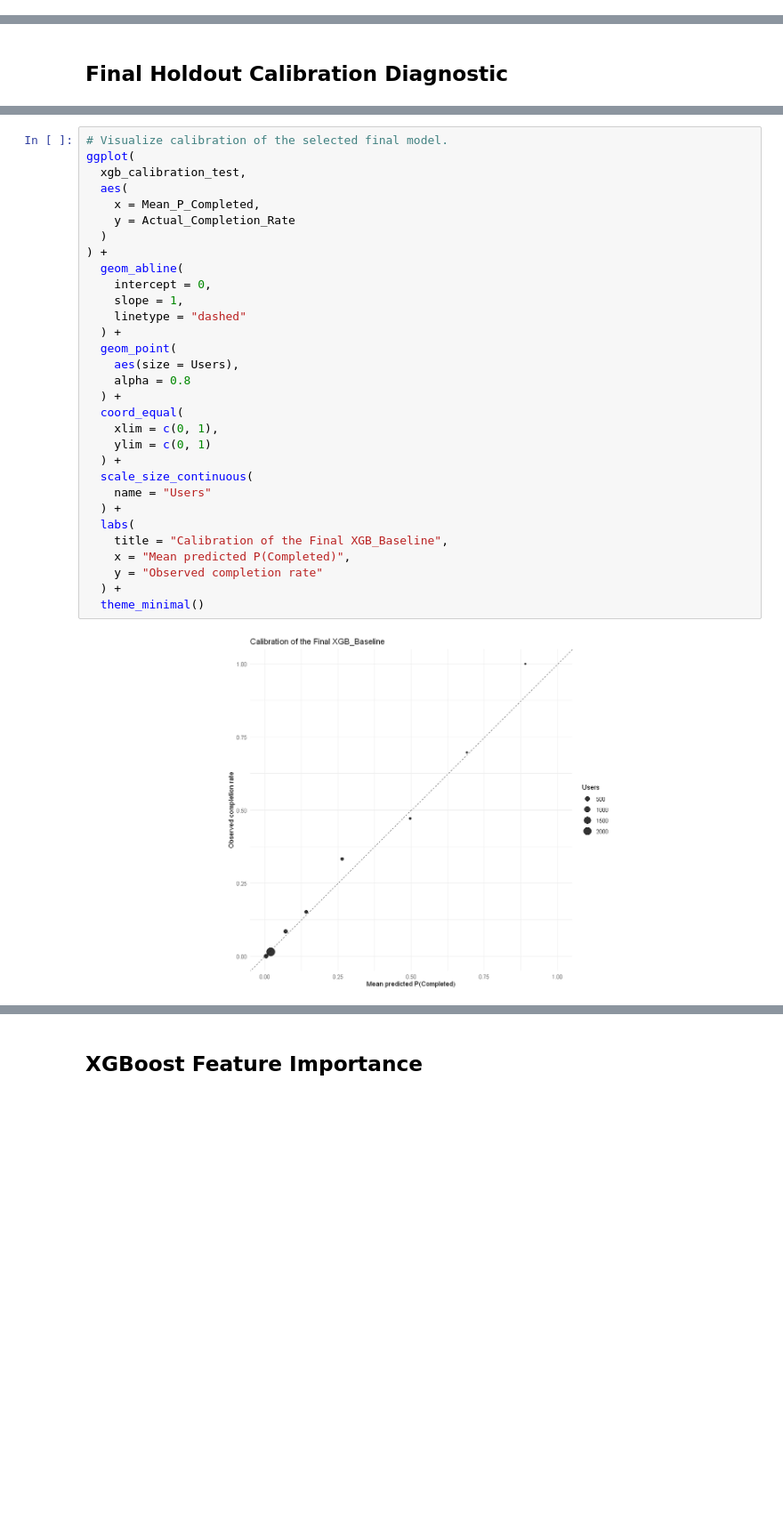
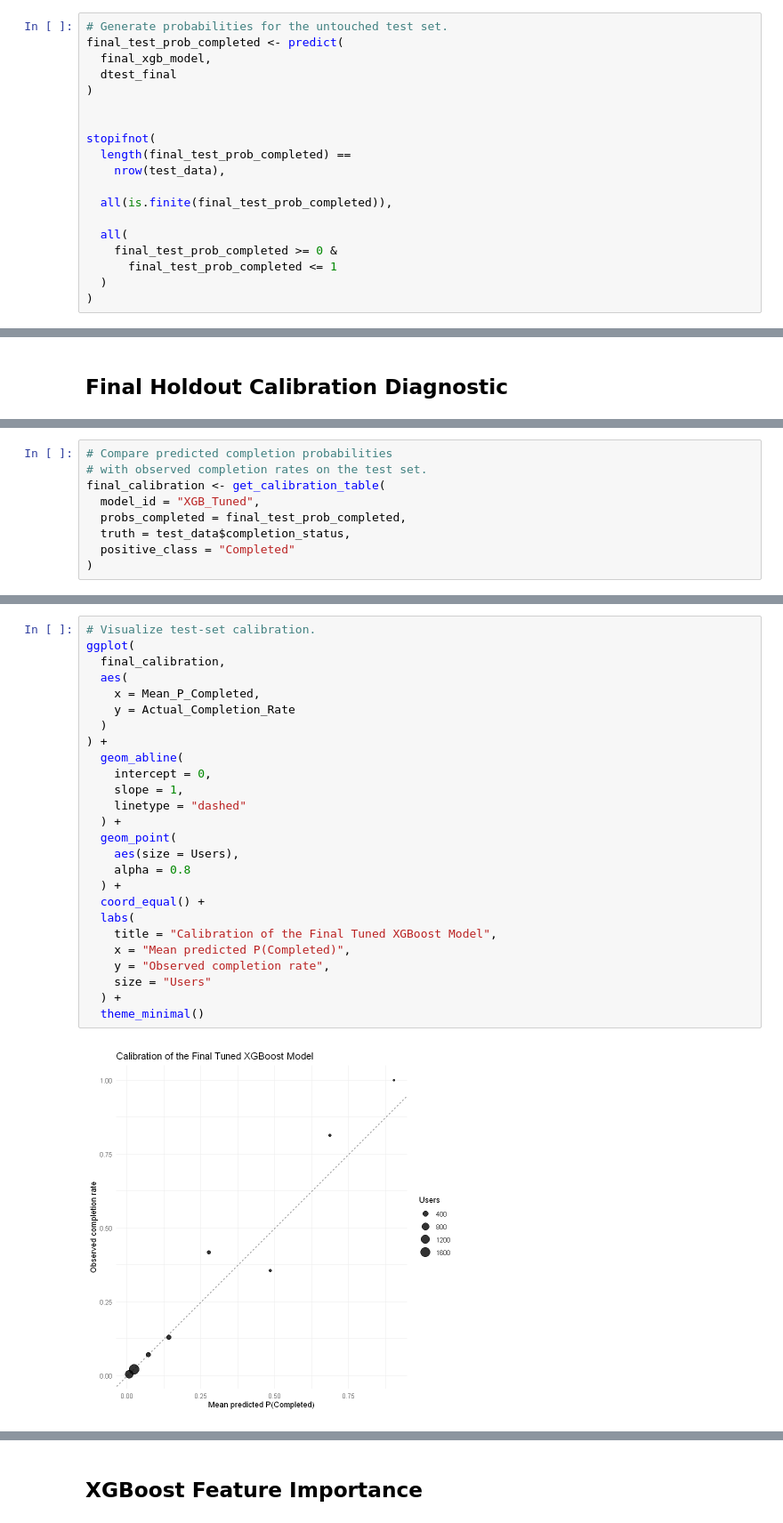
Before and after one commit to Safonovanastya87/stepik-product-analytics-completion-risk-ml, a Jupyter notebook: notebooks/03_completion_risk_modeling.ipynb, the cells around one changed output, grey strips where cells are left out. Shown at 89% size. Cells and saved outputs as stored; diff of their text form; blank space fills up the shorter version.

```diff
--- a/notebooks/03_completion_risk_modeling.ipynb
+++ b/notebooks/03_completion_risk_modeling.ipynb
@@ -2888,0 +6268,19 @@ In operational use, learners with strong completion signals could be deprioritiz
+# %%
+# Generate probabilities for the untouched test set.
+final_test_prob_completed <- predict(
+  final_xgb_model,
+  dtest_final
+)
+
+
+stopifnot(
+  length(final_test_prob_completed) ==
+    nrow(test_data),
+
+  all(is.finite(final_test_prob_completed)),
+
+  all(
+    final_test_prob_completed >= 0 &
+      final_test_prob_completed <= 1
+  )
+)
@@ -2934,0 +7036,9 @@ Overall, the calibration results indicate reasonable alignment between predicted
+# %%
+# Compare predicted completion probabilities
+# with observed completion rates on the test set.
+final_calibration <- get_calibration_table(
+  model_id = "XGB_Tuned",
+  probs_completed = final_test_prob_completed,
+  truth = test_data$completion_status,
+  positive_class = "Completed"
+)
@@ -2935,33 +7085,28 @@ Overall, the calibration results indicate reasonable alignment between predicted
 # %%
-# Visualize calibration of the selected final model.
+# Visualize test-set calibration.
 ggplot(
-  xgb_calibration_test,
+  final_calibration,
   aes(
     x = Mean_P_Completed,
     y = Actual_Completion_Rate
   )
 ) +
   geom_abline(
     intercept = 0,
     slope = 1,
     linetype = "dashed"
   ) +
   geom_point(
     aes(size = Users),
     alpha = 0.8
   ) +
-  coord_equal(
-    xlim = c(0, 1),
-    ylim = c(0, 1)
-  ) +
-  scale_size_continuous(
-    name = "Users"
-  ) +
+  coord_equal() +
   labs(
-    title = "Calibration of the Final XGB_Baseline",
+    title = "Calibration of the Final Tuned XGBoost Model",
     x = "Mean predicted P(Completed)",
-    y = "Observed completion rate"
+    y = "Observed completion rate",
+    size = "Users"
   ) +
   theme_minimal()
 # %% [output]
-[figure, old version]
+[figure, new version]
```
Also changed, not shown: parts of 332 cells of this notebook, 2 other files.
